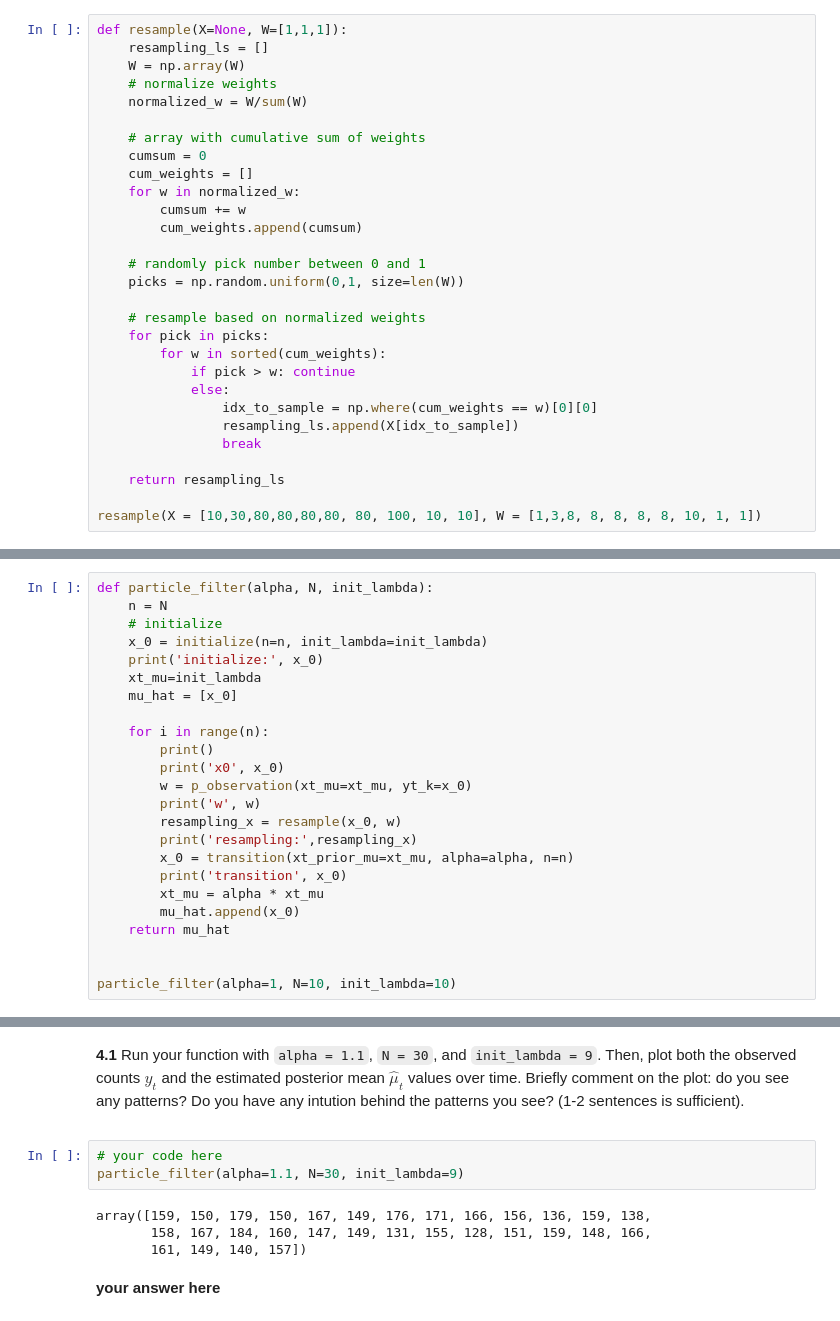
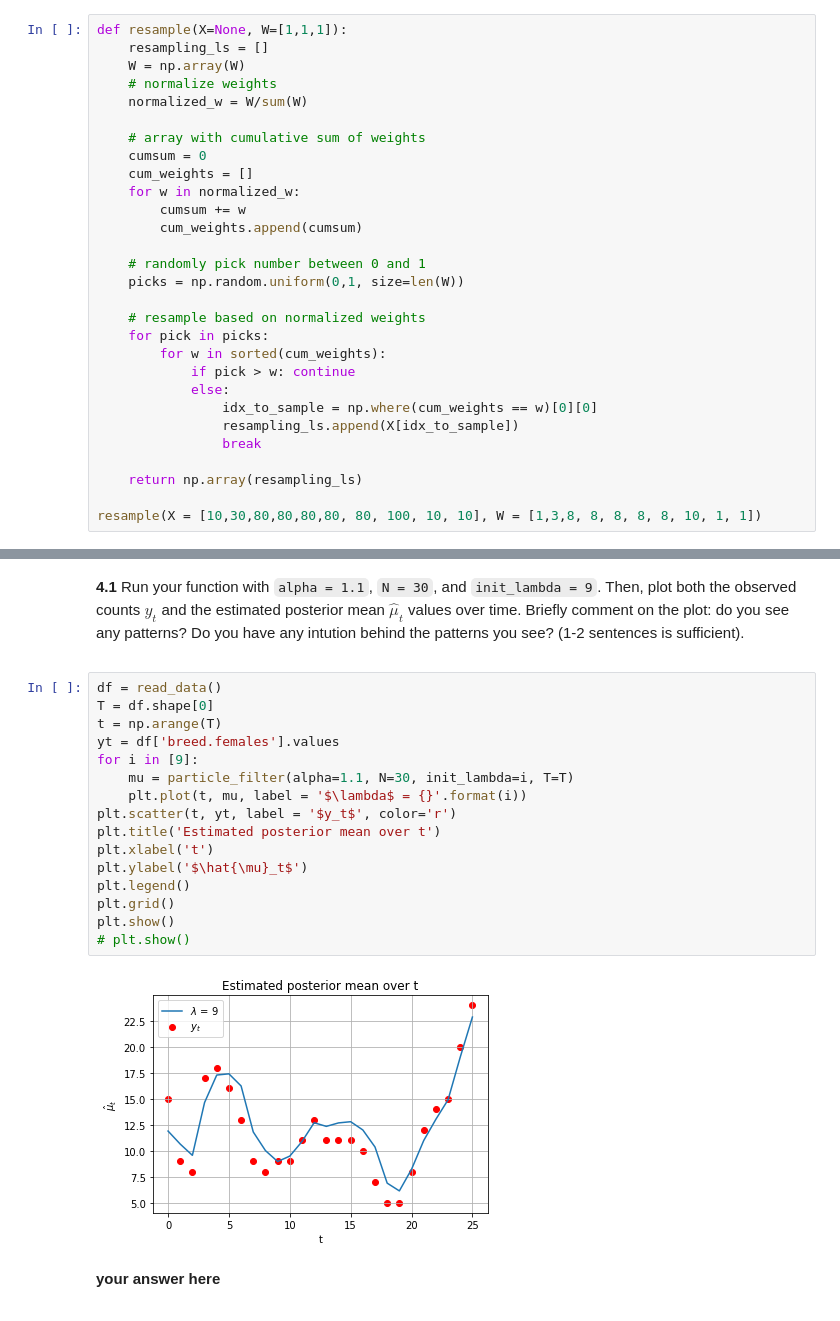
Before and after one commit to sebvargo/cs209b_hw2, a Jupyter notebook: ac209b_hw2/ac209b_hw2.ipynb, the cells around one changed output, grey strips where cells are left out. Cells and saved outputs as stored; diff of their text form.

```diff
--- a/ac209b_hw2/ac209b_hw2.ipynb
+++ b/ac209b_hw2/ac209b_hw2.ipynb
@@ -289,7 +294,7 @@ def resample(X=None, W=[1,1,1]):
                 resampling_ls.append(X[idx_to_sample])
                 break
 
-    return resampling_ls
+    return np.array(resampling_ls)
 
 resample(X = [10,30,80,80,80,80, 80, 100, 10, 10], W = [1,3,8, 8, 8, 8, 8, 10, 1, 1])
 # %% [output]
@@ -301,27 +306,3 @@ resample(X = [10,30,80,80,80,80, 80, 100, 10, 10], W = [1,3,8, 8, 8, 8, 8, 10, 1
 
 The arguments to your function should include `alpha`, the number of particles `N`, and `init_lambda`.
 </div>
-# %%
-def particle_filter(alpha, N, init_lambda):
-    n = N
-    # initialize
-    x_0 = initialize(n=n, init_lambda=init_lambda)
-    print('initialize:', x_0)
-    xt_mu=init_lambda
-    mu_hat = [x_0]
-
-    for i in range(n):
-        print()
-        print('x0', x_0)
-        w = p_observation(xt_mu=xt_mu, yt_k=x_0)
-        print('w', w)
-        resampling_x = resample(x_0, w)
-        print('resampling:',resampling_x)
-        x_0 = transition(xt_prior_mu=xt_mu, alpha=alpha, n=n)
-        print('transition', x_0)
-        xt_mu = alpha * xt_mu
-        mu_hat.append(x_0)
-    return mu_hat
-
-
-particle_filter(alpha=1, N=10, init_lambda=10)
@@ -385,13 +377,24 @@ transition [ 6  9 13  5 11 15 14  7 14 12]
 
 
 </div>
-# %%
-# your code here
-particle_filter(alpha=1.1, N=30, init_lambda=9)
-# %% [output]
-array([159, 150, 179, 150, 167, 149, 176, 171, 166, 156, 136, 159, 138,
-       158, 167, 184, 160, 147, 149, 131, 155, 128, 151, 159, 148, 166,
-       161, 149, 140, 157])
+# %%
+df = read_data()
+T = df.shape[0]
+t = np.arange(T)
+yt = df['breed.females'].values
+for i in [9]:
+    mu = particle_filter(alpha=1.1, N=30, init_lambda=i, T=T)
+    plt.plot(t, mu, label = '$\lambda$ = {}'.format(i))
+plt.scatter(t, yt, label = '$y_t$', color='r')
+plt.title('Estimated posterior mean over t')
+plt.xlabel('t')
+plt.ylabel('$\hat{\mu}_t$')
+plt.legend()
+plt.grid()
+plt.show()
+# plt.show()
+# %% [output]
+[figure, added]
 # %% [markdown]
 **your answer here**
 # %% [markdown]
```
Also changed, not shown: parts of 8 cells of this notebook, 1 other file.
